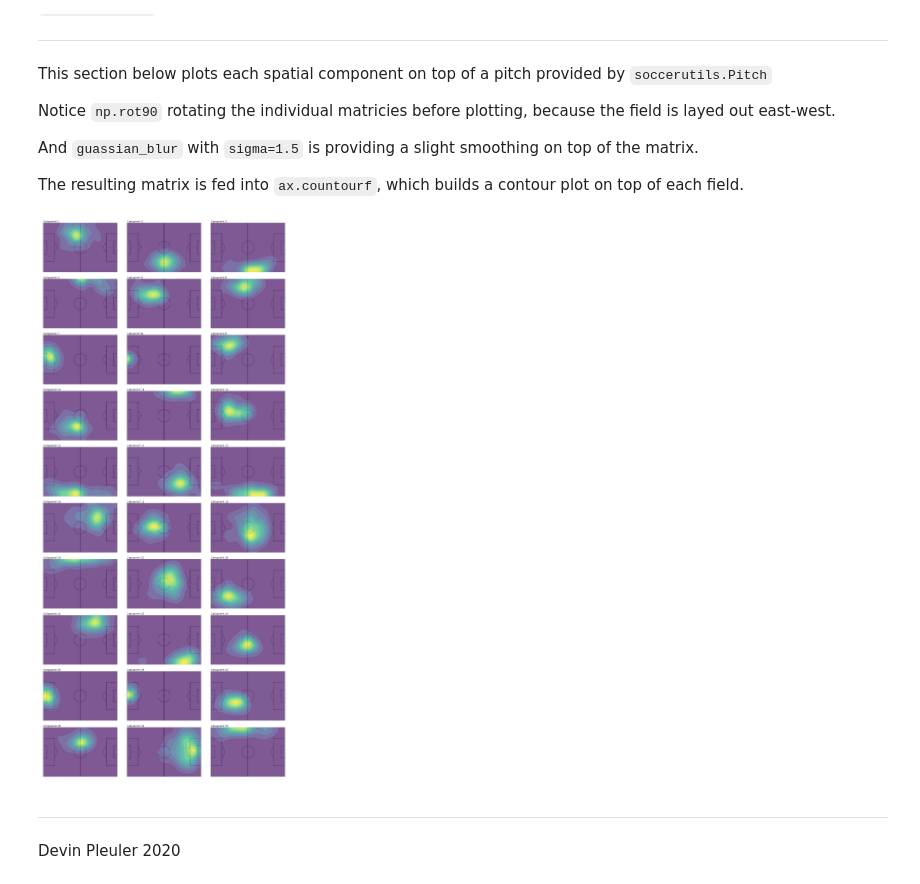
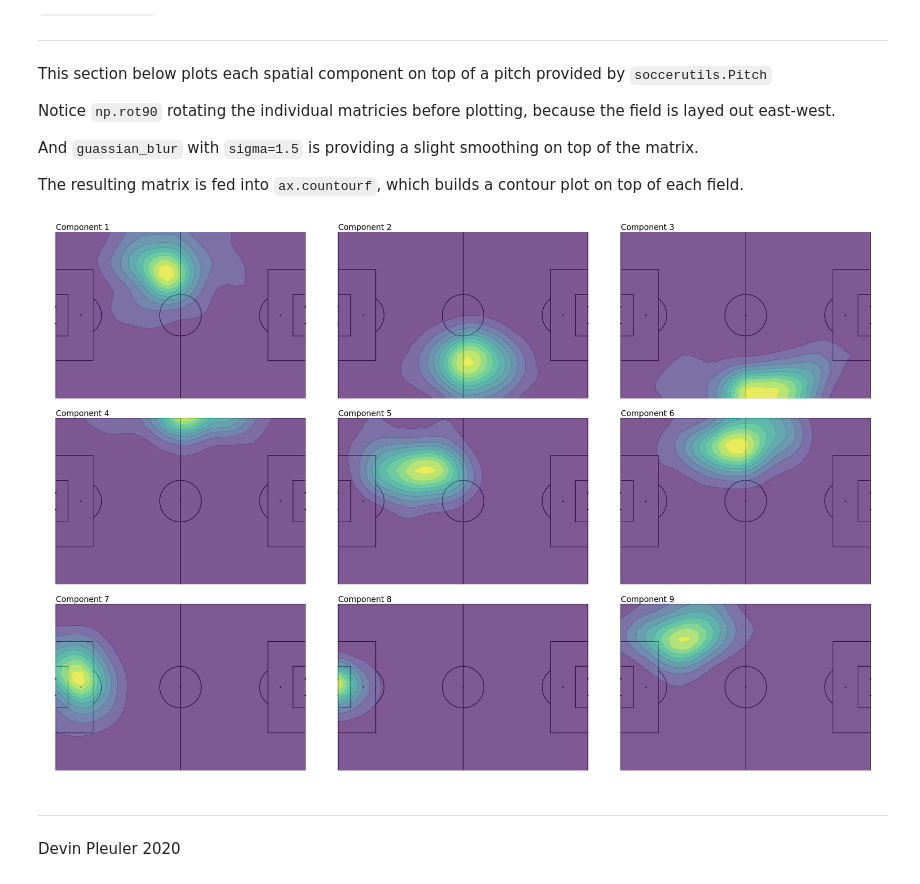
Before and after one commit to tonyelhabr/footyball, a Jupyter notebook: src/non_neg_matrix_factorization.ipynb, the cells around one changed output. Drawn from its saved outputs; the diff is of its cells as text; code cells hidden in the pictures.

```diff
--- a/src/non_neg_matrix_factorization.ipynb
+++ b/src/non_neg_matrix_factorization.ipynb
@@ -39,0 +53,17 @@ events = get_events(competition_id=43, season_id=3)
+# %%
+x_val = []; y_val = []; #  x_bin = [], y_bin = []
+for e in events:
+    if 'player' in e.keys():
+        player_id = e['player']['id']
+        if player_id == 3509:
+            val_x = np.zeros((x_scale, y_scale))
+        try:
+            x = e['location'][0]
+            y = e['location'][1]
+            x_val.append(x)
+            y_val.append(y)
+            # x_bin = int(np.digitize(e['location'][0], x_bins[1:], right=True))
+            # y_bin = int(np.digitize(e['location'][1], y_bins[1:], right=True))
+
+        except:
+            pass
@@ -97,29 +194,29 @@ And `guassian_blur` with `sigma=1.5` is providing a slight smoothing on top of t
 
 The resulting matrix is fed into `ax.countourf`, which builds a contour plot on top of each field.
 # %%
-fig, axes = plt.subplots(10, 3, figsize=(18, 40))
+fig, axes = plt.subplots(3, 3, figsize=(18, 3*4))
 
-for i in range(comps):
+for i in range(9):
     ax = axes[i // 3][i % 3]
 
     pitch = Pitch(title="Component {}".format(i+1))
     pitch.create_pitch(ax)
 
     z = np.rot90(gaussian_filter(model.components_[i].reshape(x_scale, y_scale), sigma=1.5), 1)
 
     ax.contourf(x_bins, y_bins, z,
                 zorder=2,
                 levels=10,
                 alpha=0.7,
                 cmap='viridis')
 
     ax.set_aspect(1)
     ax.axis('off')
 
 plt.tight_layout()
 plt.show()
 # %% [output]
-[figure, old version]
+[figure, new version]
 # %% [markdown]
 ---
 
```
Also changed, not shown: parts of 12 cells of this notebook, 18 other files.
